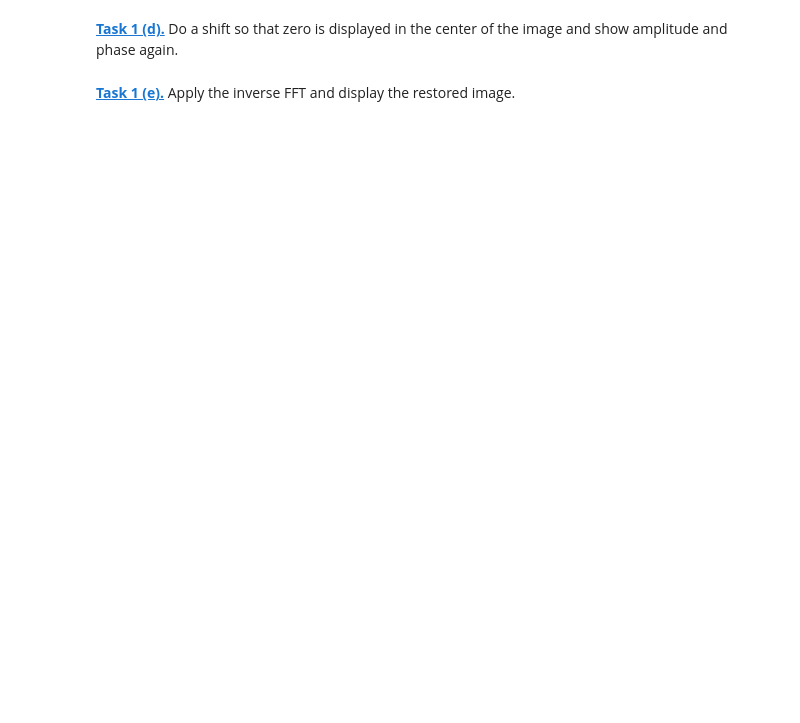
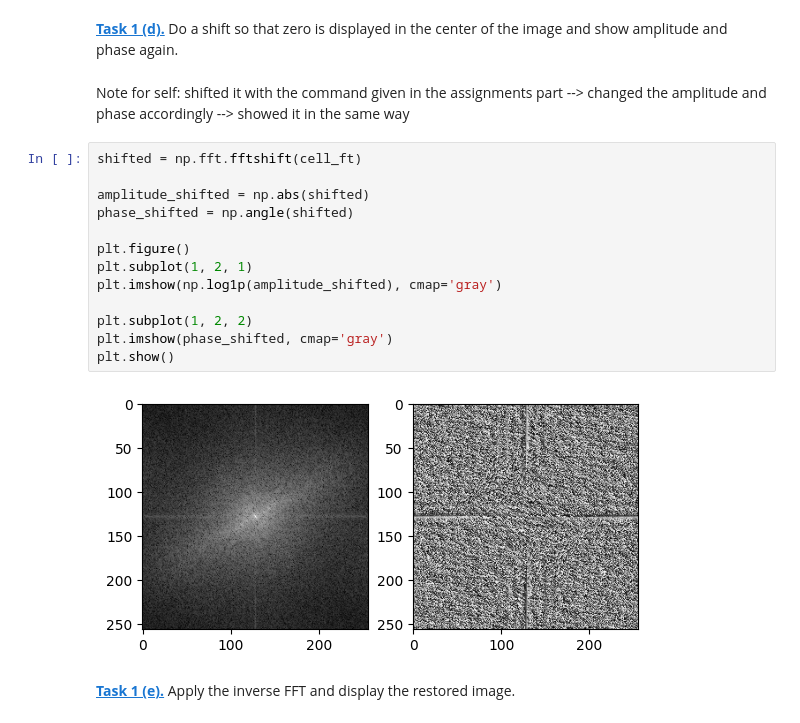
Before and after one commit to sedanep/mobifs5-python, a Jupyter notebook: fourier.ipynb, the cells around one changed output. Drawn from its saved outputs; the diff is of its cells as text; blank space fills up the shorter version.

```diff
--- a/fourier.ipynb
+++ b/fourier.ipynb
@@ -22,4 +40,23 @@ plt.imshow(phase, 'gray')
 # %% [markdown]
 **[Task 1 (d).]()** Do a shift so that zero is displayed in the center of the image and show amplitude and phase again.
+# %% [markdown]
+Note for self: shifted it with the command given in the assignments part -->
+changed the amplitude and phase accordingly -->
+showed it in the same way
+# %%
+shifted = np.fft.fftshift(cell_ft)
+
+amplitude_shifted = np.abs(shifted)
+phase_shifted = np.angle(shifted)
+
+plt.figure()
+plt.subplot(1, 2, 1)
+plt.imshow(np.log1p(amplitude_shifted), cmap='gray')
+
+plt.subplot(1, 2, 2)
+plt.imshow(phase_shifted, cmap='gray')
+plt.show()
+# %% [output]
+[figure, added]
 # %% [markdown]
 **[Task 1 (e).]()** Apply the inverse FFT and display the restored image.
```
Also changed, not shown: parts of 11 cells of this notebook.
